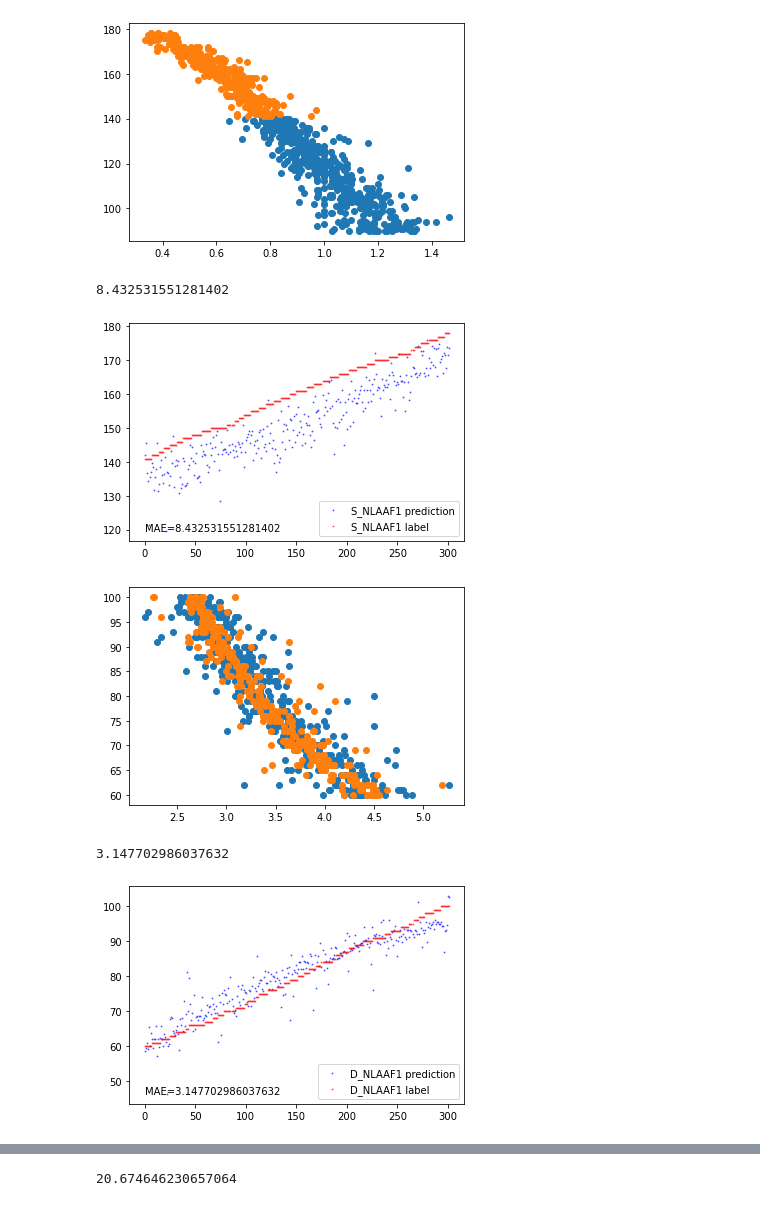
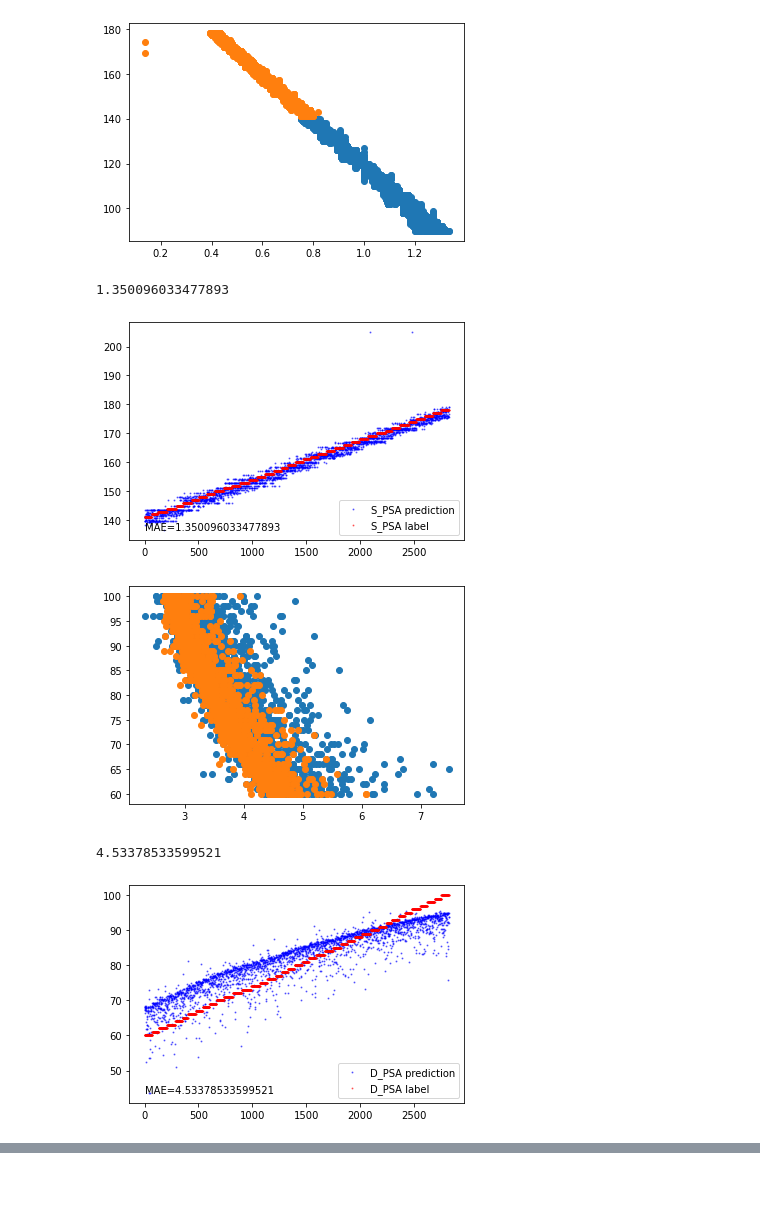
Before and after one commit to A-Big-Tortoise/NRSR_Research, a Jupyter notebook: Code/DTW/soft-dtw.ipynb, the cells around one changed output, grey strips where cells are left out. Cells and saved outputs as stored; diff of their text form; code cells hidden in the pictures.

```diff
--- a/Code/DTW/soft-dtw.ipynb
+++ b/Code/DTW/soft-dtw.ipynb
@@ -186,7 +186,7 @@ def performpsa(pieces):
     return np.array(pieces[0])
 
 
-def extract_dtw(signals, labels, alpha,  h, d, echo):
+def extract_dtw(signals, labels, alpha,  h, d):
     psa_features = []
     idxs = []
 
@@ -197,26 +197,25 @@ def extract_dtw(signals, labels, alpha,  h, d, echo):
 
         template = softdtw_barycenter(pieces)
         template = template.reshape((-1,))
-        plt.figure(figsize=(12, 3))
-        plt.plot(template)
-        plt.show()
+        #
+        # plt.figure(figsize=(12, 3))
+        # plt.plot(template)
+        # plt.show()
+
         features = get_features(template, h, d)
 
         if features is not None:
             idxs.append(cnt)
             psa_features.append(features)
 
-        if cnt > echo:
-            break
     return np.array(psa_features), np.array(idxs)
 # %%
 if __name__=='__main__':
     labels_0_train, labels_0_test, signals_0_train, signals_0_test = std_data(0)
     labels_1_train, labels_1_test, signals_1_train, signals_1_test = std_data(0.1)
 
-    echo1, echo2 = 2, 2
-    psa_features_train, idxs_train = extract_dtw(signals_0_train,labels_0_train,1,0.1,0.15,echo1)
-    psa_features_test, idxs_test = extract_dtw(signals_0_test, labels_0_test,1,0.12,0.12,echo2)
+    psa_features_train, idxs_train = extract_dtw(signals_0_train,labels_0_train,1,0.1,0.15)
+    psa_features_test, idxs_test = extract_dtw(signals_0_test, labels_0_test,1,0.12,0.12)
 # %% [output]
 (4718, 1000) (2822, 6)
 (4718, 1000) (2822, 6)
@@ -231,24 +222,24 @@ if __name__=='__main__':
 # %%
 from sklearn.linear_model import LinearRegression as LR
 
 def plot_plot(features_train, features_test, labels_train, labels_test, title):
     plt.figure()
     plt.scatter(np.array(features_train), labels_train)
     plt.scatter(np.array(features_test), labels_test)
     plt.show()
 
     reg = LR().fit(np.array(features_train).reshape(-1, 1), labels_train)
     yhat = reg.predict(np.array(features_test).reshape(-1, 1))
     print(np.mean(np.abs(yhat - labels_test)))
 
     plot_2vectors(labels_test, yhat, False, title)
 
-plot_plot(NLAAF1_features_train[:, 0],NLAAF1_features_test[:, 0],labels_0_train[idxs_1_train, 4],labels_0_test[idxs_1_test, 4],'S_PSA')
-plot_plot(NLAAF1_features_train[:, 1],NLAAF1_features_test[:, 1],labels_0_train[idxs_1_train, 5],labels_0_test[idxs_1_test, 5],'D_PSA')
+plot_plot(psa_features_train[:, 0],psa_features_test[:, 0],labels_0_train[idxs_train, 4],labels_0_test[idxs_test, 4],'S_PSA')
+plot_plot(psa_features_train[:, 1],psa_features_test[:, 1],labels_0_train[idxs_train, 5],labels_0_test[idxs_test, 5],'D_PSA')
 # %% [output]
-[figure, old version]
+[figure, new version]
-8.432531551281402
+1.350096033477893
-[figure, old version]
+[figure, new version]
-[figure, old version]
+[figure, new version]
-3.147702986037632
+4.53378533599521
-[figure, old version]
+[figure, new version]
@@ -256 +245,0 @@ plot_plot(NLAAF1_features_train[:, 1],NLAAF1_features_test[:, 1],labels_0_train[
-20.674646230657064
```
Also changed, not shown: parts of 2 cells of this notebook, 26 other files.
